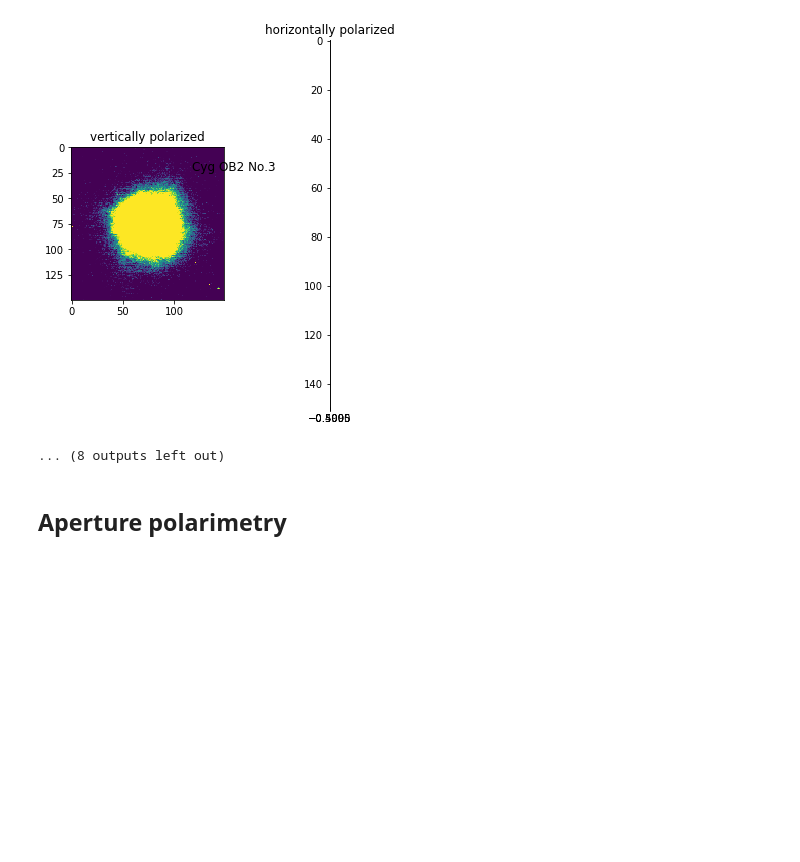
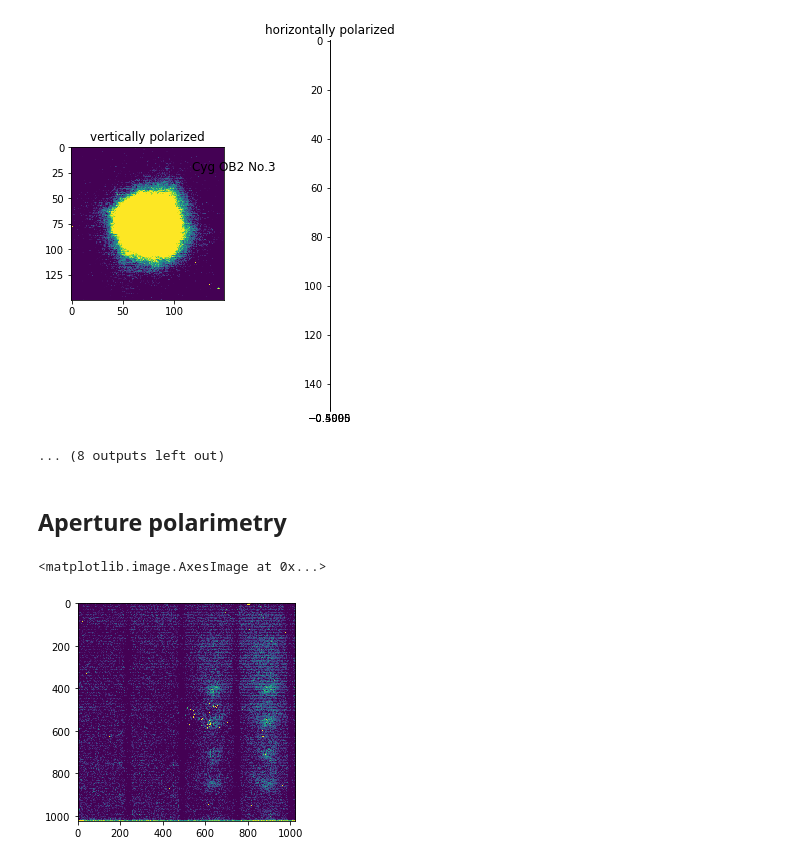
Before and after one commit to jpdeleon/ircs, a Jupyter notebook: notebook/ircs polarimetry.ipynb, the cells around one changed output. Drawn from its saved outputs; the diff is of its cells as text; code cells hidden in the pictures; blank space fills up the shorter version.

```diff
--- a/notebook/ircs polarimetry.ipynb
+++ b/notebook/ircs polarimetry.ipynb
@@ -936,3 +954,35 @@ def get_phot(image, centroid, r=10):
 # %%
 aperture_sum = get_phot(test_image_crop, centroid)
 aperture_sum
+# %%
+import numpy as np
+import os
+input_dir = '/home/jp/data/ircs_pol'
+from astropy.io import fits as pf
+
+obj=np.loadtxt(os.path.join(input_dir,'object.txt'), dtype=str, delimiter=',')
+
+imgs_tmp = []
+masked_frames = []
+imgs_norm = []
+
+#step 1
+#imgs_tmp = np.array([pf.getdata("%s" % n)/ np.mean(pf.getdata("%s" % n)) for n in obj])
+for i in obj:
+    img= pf.open(i)[0].data
+    img_norm = img / np.mean(img)
+    imgs_tmp.append(img_norm)
+#step 2
+imgs_tmp_arr = np.asarray(imgs_tmp)
+'''
+np.median(,axis=0) gives nan; so nanmedian is used
+'''
+img_med = np.nanmedian(imgs_tmp_arr, axis= 0)
+# %%
+import matplotlib.pyplot as plt
+%matplotlib inline
+vmin,vmax=np.median(img_med),5*np.median(img_med)
+plt.imshow(img_med,vmin=vmin,vmax=vmax)
+# %% [output]
+<matplotlib.image.AxesImage at 0x...>
+[figure, added]
```
Also changed, not shown: parts of 19 cells of this notebook, 13 other files.
